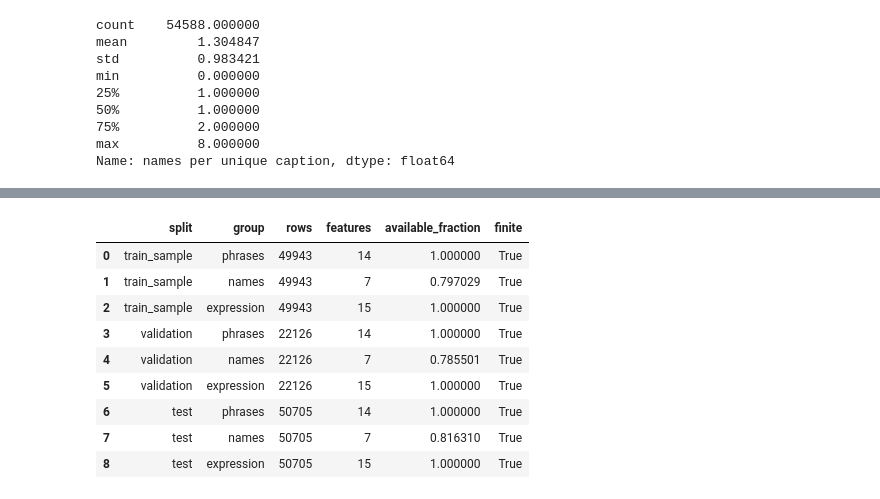
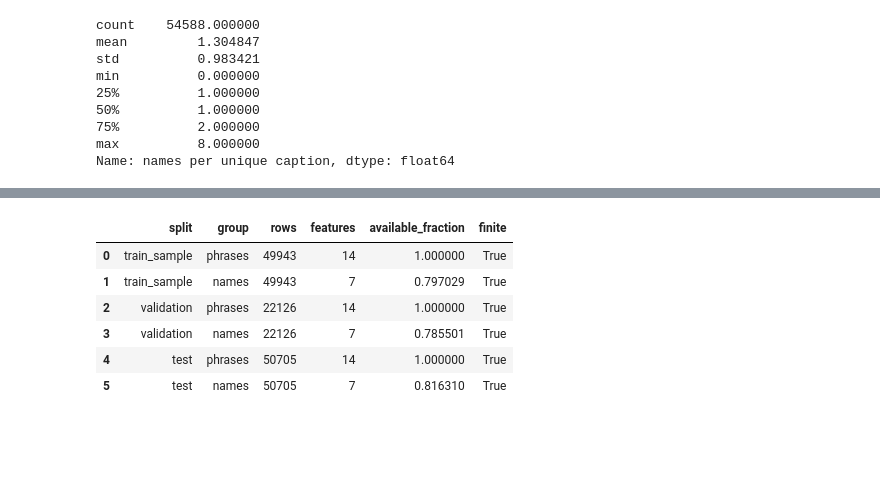
Before and after one commit to mfchloe/bt4012-team12, a Jupyter notebook: notebooks/07_multimodal_analysis.ipynb, the cells around one changed output, grey strips where cells are left out. Saved outputs shown, nothing was run; the diff lists cells and outputs as text; code cells hidden in the pictures; blank space fills up the shorter version.

Commit message:
refine multimodal feature experiment (phrase and name features) and document validation findings

```diff
--- a/notebooks/07_multimodal_analysis.ipynb
+++ b/notebooks/07_multimodal_analysis.ipynb
@@ -494,12 +526,10 @@ Names, expression prompts and caption anchors share one ViT-B/16 text-encoding p
 # %%
 from src.clip_features import FACE_CLIP_NAME
 
-EXPRESSIONS = ["happy", "sad", "angry", "fearful", "disgusted", "surprised", "neutral"]
-expression_prompts = [f"a photo of a person with a {emotion} facial expression" for emotion in EXPRESSIONS]
 name_prompts = list(dict.fromkeys(f"a photo of {name}" for names in name_lookup.values() for name in names))
 caption_position = {text: i for i, text in enumerate(captions)}
 face_anchors = [(text, face_caption_emb[caption_position[text]]) for text, _ in caption_anchors]
-face_prompts = list(dict.fromkeys(name_prompts + expression_prompts + [text for text, _ in face_anchors]))
+face_prompts = list(dict.fromkeys(name_prompts + [text for text, _ in face_anchors]))
 
 
 def cached_text_chunks(model, tokenizer, prompts, device, directory, width=512, chunk_size=1024):
@@ -539,6 +569,6 @@ del face_model
 gc.collect()
 if torch.backends.mps.is_available():
     torch.mps.empty_cache()
-timings["shared_name_expression_encoding_seconds"] = time.perf_counter() - start
-print(f"{len(name_prompts):,} unique name prompts, seven expression prompts; face-space anchors agree")
+timings["name_prompt_encoding_seconds"] = time.perf_counter() - start
+print(f"{len(name_prompts):,} unique name prompts; face-space anchors agree")
 # %% [output]
@@ -569,7 +602,4 @@ Feature calculations never access manipulation labels. The same frozen rules app
 # %%
-from vaderSentiment.vaderSentiment import SentimentIntensityAnalyzer
-
-
 def name_face_record(names, faces, vectors):
     count, n_faces = len(names), len(faces)
     available = bool(count and n_faces)
@@ -586,77 +616,50 @@ def name_face_record(names, faces, vectors):
     return {"mm_name_face_" + name: value for name, value in out.items()}
 
 
-def expression_record(valences, areas, sentiment):
-    available = len(valences) > 0
-    summaries = ({"mean": float(np.mean(valences)), "min": float(np.min(valences)),
-                  "max": float(np.max(valences)), "largest": float(valences[np.argmax(areas)])}
-                 if available else dict.fromkeys(["mean", "min", "max", "largest"], 0.))
-    out = {"face_count": len(valences), "available": int(available), "sentiment": float(sentiment)}
-    for name, value in summaries.items():
-        product = value * sentiment
-        out.update({"valence_" + name: value, "product_" + name: float(product),
-                    "opposite_" + name: float(max(0., -product))})
-    return {"mm_expression_" + name: value for name, value in out.items()}
-
-
-vader = SentimentIntensityAnalyzer()
-sentiment_lookup = {text: vader.polarity_scores(text)["compound"] for text in captions}
-expression_vectors = np.stack([face_prompt_vectors[p] for p in expression_prompts])
-visual_valence = np.empty(len(face_emb), dtype=np.float32)
-for lo in range(0, len(face_emb), 10000):
-    scores = face_emb[lo:lo + 10000] @ expression_vectors.T
-    visual_valence[lo:lo + len(scores)] = scores[:, 0] - scores[:, 1:5].mean(axis=1)
-assert np.isfinite(visual_valence).all()
-
-new_feature_config = {"method": "name_best_face_and_clip_valence_v1", "faces": face_identity,
-                      "name_key": name_key, "encoder_key": face_encoder_key,
-                      "vader_lexicon": fingerprint(vader.lexicon),
-                      "rows": fingerprint(all_rows[["row_id", "text", "image"]].values.tolist())}
-new_feature_key = fingerprint(new_feature_config)
-new_feature_dir = EXPERIMENT_CACHE / "row_features" / new_feature_key[:16]
-new_feature_dir.mkdir(parents=True, exist_ok=True)
-name_parts, expression_parts = [], []
+name_feature_config = {"method": "person_name_best_face_v1", "faces": face_identity,
+                       "name_key": name_key, "encoder_key": face_encoder_key,
+                       "rows": fingerprint(all_rows[["row_id", "text", "image"]].values.tolist())}
+name_feature_key = fingerprint(name_feature_config)
+name_feature_dir = EXPERIMENT_CACHE / "row_features" / name_feature_key[:16]
+name_feature_dir.mkdir(parents=True, exist_ok=True)
+name_columns = ["mm_name_face_" + suffix for suffix in
+                ["name_count", "face_count", "available", "gap_available", "best_mean", "best_min", "face_gap_mean"]]
+name_parts = []
 start = time.perf_counter()
 for lo in range(0, len(all_rows), 5000):
     batch = all_rows.iloc[lo:lo + 5000]
-    name_path = new_feature_dir / f"names_{lo:07d}.parquet"
-    expr_path = new_feature_dir / f"expression_{lo:07d}.parquet"
-    if name_path.exists() and expr_path.exists():
-        names_part, expr_part = pd.read_parquet(name_path), pd.read_parquet(expr_path)
+    name_path = name_feature_dir / f"names_{lo:07d}.parquet"
+    if name_path.exists():
+        names_part = pd.read_parquet(name_path)
     else:
-        name_records, expr_records = [], []
+        name_records = []
         for offset, row in enumerate(batch.itertuples()):
             image_index = row_image_index[lo + offset]
             first, count = face_starts[image_index], face_counts[image_index]
             stop = first + count
             name_records.append({"row_id": row.row_id, **name_face_record(
                 name_lookup[row.text], face_emb[first:stop], face_prompt_vectors)})
-            expr_records.append({"row_id": row.row_id, **expression_record(
-                visual_valence[first:stop], face_areas[first:stop], sentiment_lookup[row.text])})
-        names_part, expr_part = pd.DataFrame(name_records), pd.DataFrame(expr_records)
-        for frame, path in [(names_part, name_path), (expr_part, expr_path)]:
-            temporary = path.with_suffix(".tmp.parquet")
-            frame.to_parquet(temporary, index=False)
-            temporary.replace(path)
-    for part in [names_part, expr_part]:
-        assert part.row_id.is_unique and part.row_id.tolist() == batch.row_id.tolist()
-        assert np.isfinite(part.drop(columns="row_id").to_numpy()).all()
+        names_part = pd.DataFrame(name_records)
+        temporary = name_path.with_suffix(".tmp.parquet")
+        names_part.to_parquet(temporary, index=False)
+        temporary.replace(name_path)
+    assert names_part.columns.tolist() == ["row_id"] + name_columns
+    assert names_part.row_id.is_unique and names_part.row_id.tolist() == batch.row_id.tolist()
+    assert np.isfinite(names_part[name_columns].to_numpy()).all()
     name_parts.append(names_part)
-    expression_parts.append(expr_part)
-    print(f"New feature rows: {min(lo + 5000, len(all_rows)):,}/{len(all_rows):,}", flush=True)
+    print(f"Name–face feature rows: {min(lo + 5000, len(all_rows)):,}/{len(all_rows):,}", flush=True)
 
 name_features = pd.concat(name_parts, ignore_index=True)
-expression_features = pd.concat(expression_parts, ignore_index=True)
-timings["new_feature_summaries_seconds"] = time.perf_counter() - start
+assert name_features.row_id.is_unique
+timings["name_face_summaries_seconds"] = time.perf_counter() - start
 save_features(name_features, "mm_name_face")
-save_features(expression_features, "mm_expression")
-feature_groups = {"phrases": phrase_features, "names": name_features, "expression": expression_features}
+feature_groups = {"phrases": phrase_features, "names": name_features}
 coverage = []
 for split, rows in data.items():
     for group, frame in feature_groups.items():
         part = frame.set_index("row_id").loc[rows.row_id]
         available = ((part.mm_phrase_noun_missing == 0) | (part.mm_phrase_verb_missing == 0)
-                     if group == "phrases" else part[f"mm_{'name_face' if group == 'names' else 'expression'}_available"] == 1)
+                     if group == "phrases" else part.mm_name_face_available == 1)
         coverage.append({"split": split, "group": group, "rows": len(part), "features": len(part.columns),
                          "available_fraction": float(available.mean()), "finite": bool(np.isfinite(part.to_numpy()).all())})
 coverage = pd.DataFrame(coverage)
@@ -682,10 +685,7 @@ data/features/mm_expression_test.parquet  (50705, 16)
 |  | split | group | rows | features | available_fraction | finite |
 | 0 | train_sample | phrases | 49943 | 14 | 1.000000 | True |
 | 1 | train_sample | names | 49943 | 7 | 0.797029 | True |
-| 2 | train_sample | expression | 49943 | 15 | 1.000000 | True |
-| 3 | validation | phrases | 22126 | 14 | 1.000000 | True |
-| 4 | validation | names | 22126 | 7 | 0.785501 | True |
-| 5 | validation | expression | 22126 | 15 | 1.000000 | True |
-| 6 | test | phrases | 50705 | 14 | 1.000000 | True |
-| 7 | test | names | 50705 | 7 | 0.816310 | True |
-| 8 | test | expression | 50705 | 15 | 1.000000 | True |
+| 2 | validation | phrases | 22126 | 14 | 1.000000 | True |
+| 3 | validation | names | 22126 | 7 | 0.785501 | True |
+| 4 | test | phrases | 50705 | 14 | 1.000000 | True |
+| 5 | test | names | 50705 | 7 | 0.816310 | True |
```
Also changed, not shown: parts of 42 cells of this notebook, 1 other file.
